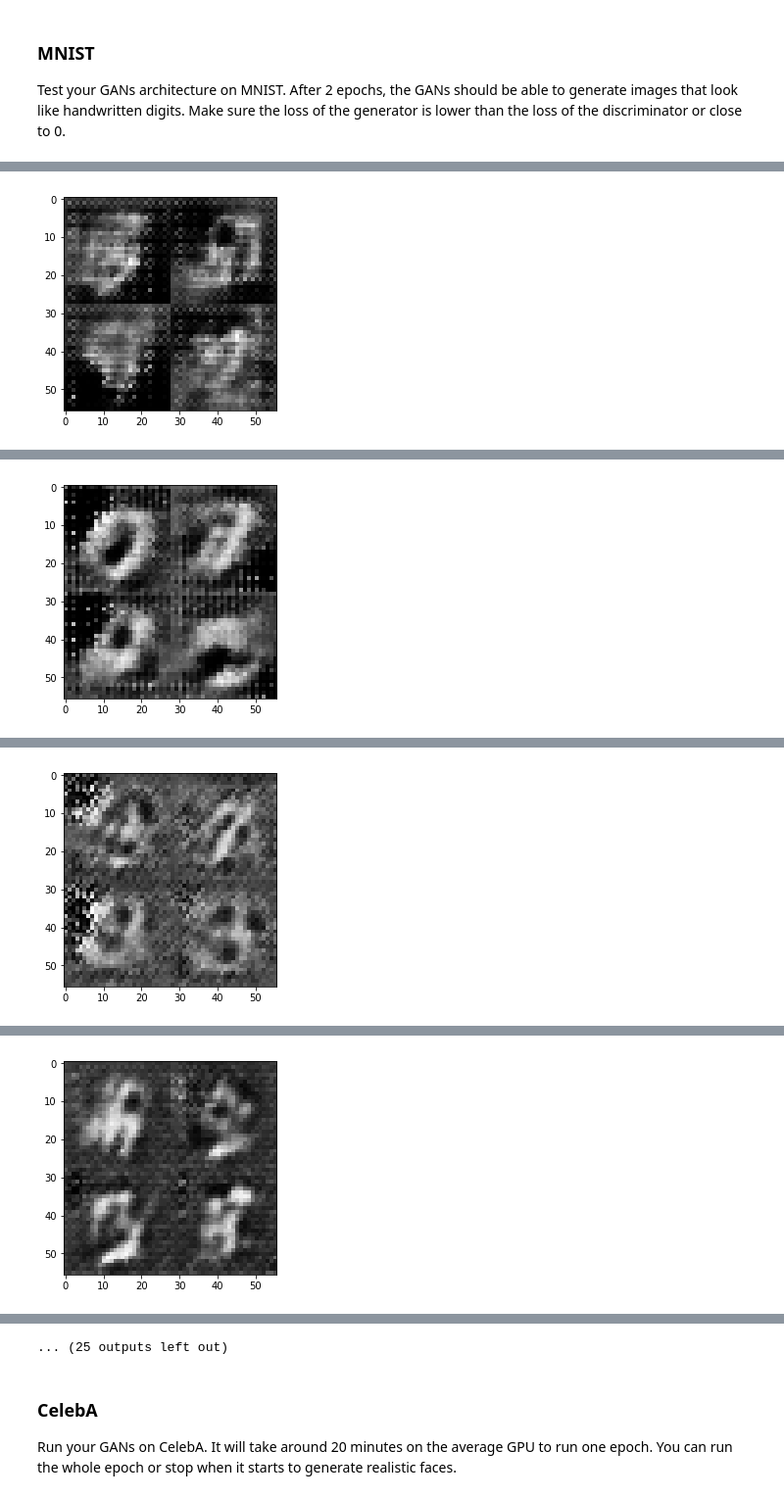
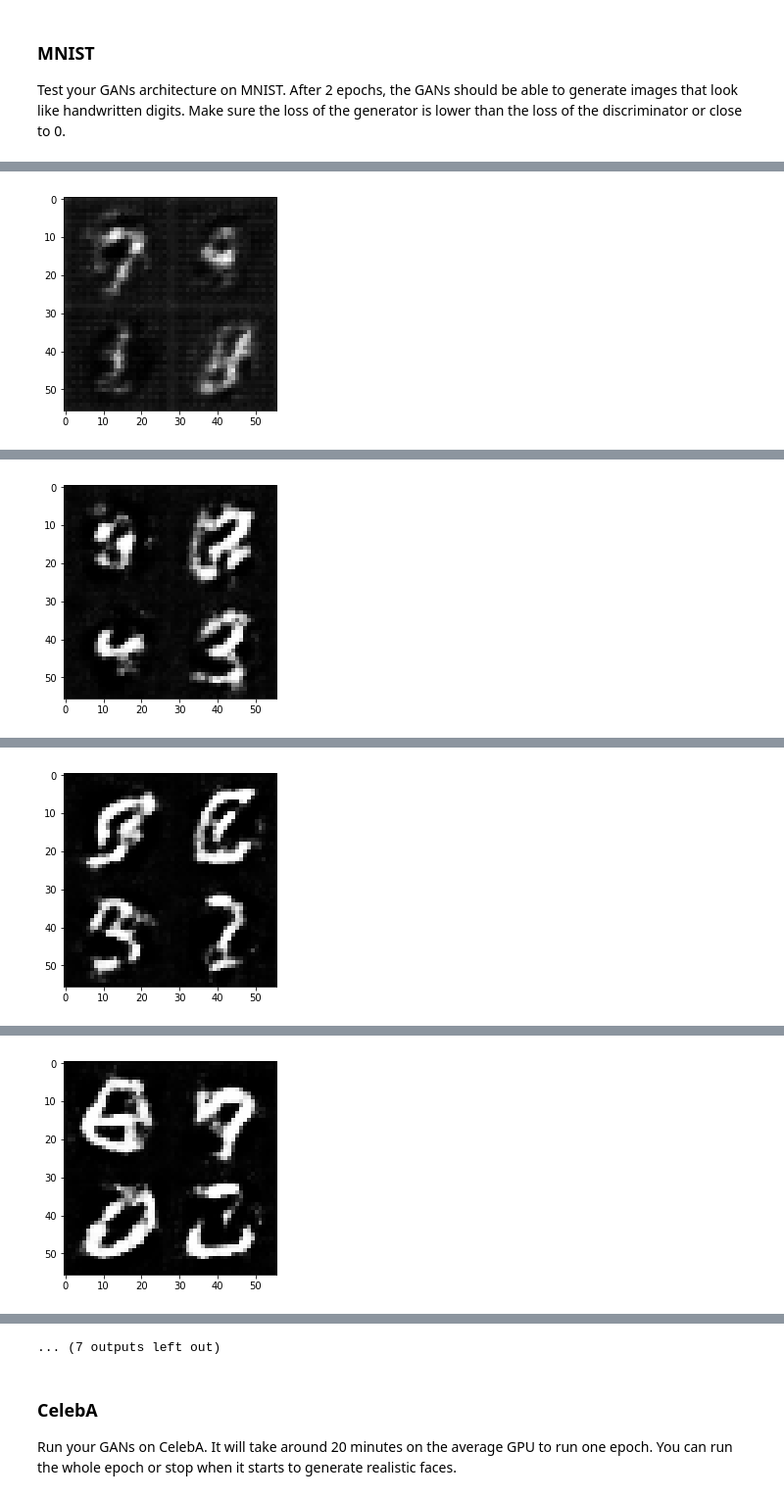
Before and after one commit to Hclmaster/face-generation, a Jupyter notebook: dlnd_face_generation.ipynb, the cells around one changed output, grey strips where cells are left out. Shown at 98% size. Saved outputs shown, nothing was run; the diff lists cells and outputs as text; code cells hidden in the pictures.

Commit message:
improve the output

```diff
--- a/dlnd_face_generation.ipynb
+++ b/dlnd_face_generation.ipynb
@@ -196,13 +196,13 @@ def generator(z, out_channel_dim, is_train=True):
         x1 = tf.layers.dense(z, 7*7*512)
         x1 = tf.reshape(x1, (-1,7,7,512))
         x1 = tf.layers.batch_normalization(inputs=x1, training=is_train)
-        x1 = tf.maximum(x1 * 0.2, x1)
+        x1 = tf.maximum(x1 * 0.1, x1)
         # The network is 7*7*512
 
-        x2 = tf.layers.conv2d_transpose(inputs=x1, filters=256, kernel_size=5, strides=2, padding='same')
+        x2 = tf.layers.conv2d_transpose(inputs=x1, filters=64, kernel_size=5, strides=2, padding='same')
         x2 = tf.layers.batch_normalization(inputs=x2, training=is_train)
-        x2 = tf.maximum(x2 * 0.2, x2)
-        # Shape is 14*14*256
+        x2 = tf.maximum(x2 * 0.1, x2)
+        # Shape is 14*14*64
 
         # Output Layer
         logits = tf.layers.conv2d_transpose(x2, out_channel_dim, 5, strides=2, padding='same')
@@ -356,6 +356,8 @@ def train(epoch_count, batch_size, z_dim, learning_rate, beta1, get_batches, dat
         for epoch_i in range(epoch_count):
             for batch_images in get_batches(batch_size):
                 # TODO: Train Model
+                batch_images = batch_images * 2
+
                 steps += 1
 
                 batch_z = np.random.uniform(-1, 1, size=(batch_size, z_dim))
@@ -380,10 +382,10 @@ def train(epoch_count, batch_size, z_dim, learning_rate, beta1, get_batches, dat
 ### MNIST
 Test your GANs architecture on MNIST.  After 2 epochs, the GANs should be able to generate images that look like handwritten digits.  Make sure the loss of the generator is lower than the loss of the discriminator or close to 0.
 # %%
-batch_size = 64
+batch_size = 128
 z_dim = 100
-learning_rate = 0.001
-beta1 = 0.5
+learning_rate = 0.0002
+beta1 = 0.4
 
 
 """
@@ -420 +422 @@ Epoch 1/2... Discriminator Loss: 1.0165... Generator Loss: 4.2646
-[figure, old version]
+[figure, new version]
@@ -431 +433 @@ Epoch 1/2... Discriminator Loss: 0.3137... Generator Loss: 2.2331
-[figure, old version]
+[figure, new version]
@@ -442 +444 @@ Epoch 1/2... Discriminator Loss: 0.1230... Generator Loss: 7.9199
-[figure, old version]
+[figure, new version]
@@ -453 +455 @@ Epoch 1/2... Discriminator Loss: 0.2719... Generator Loss: 3.4227
-[figure, old version]
+[figure, new version]
@@ -465,4 +467,4 @@ Epoch 1/2... Discriminator Loss: 1.0806... Generator Loss: 1.1305
-... (25 outputs left out)
+... (7 outputs left out)
 # %% [markdown]
 ### CelebA
 Run your GANs on CelebA.  It will take around 20 minutes on the average GPU to run one epoch.  You can run the whole epoch or stop when it starts to generate realistic faces.
```
Also changed, not shown: parts of 4 cells of this notebook, 1 other file.
